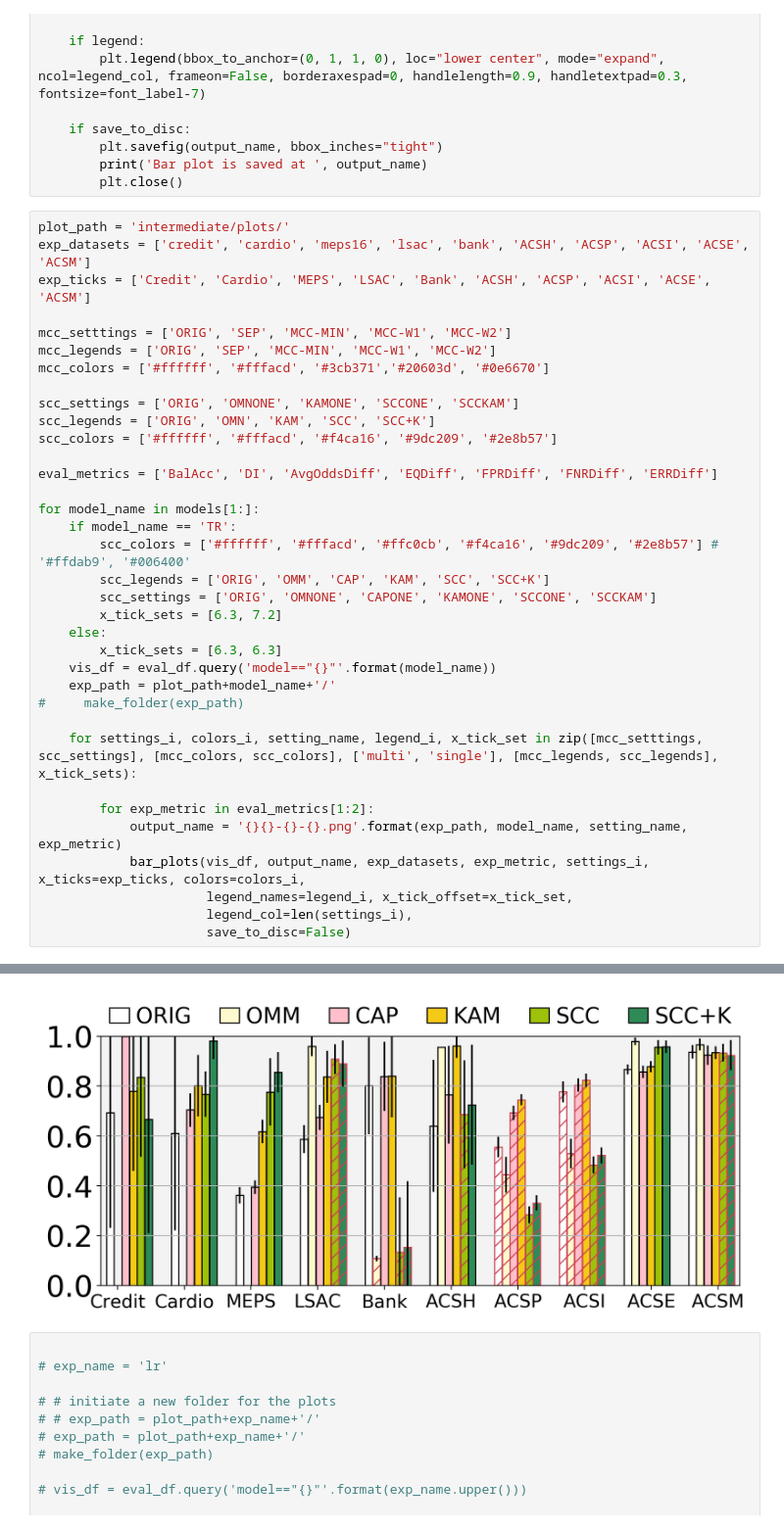
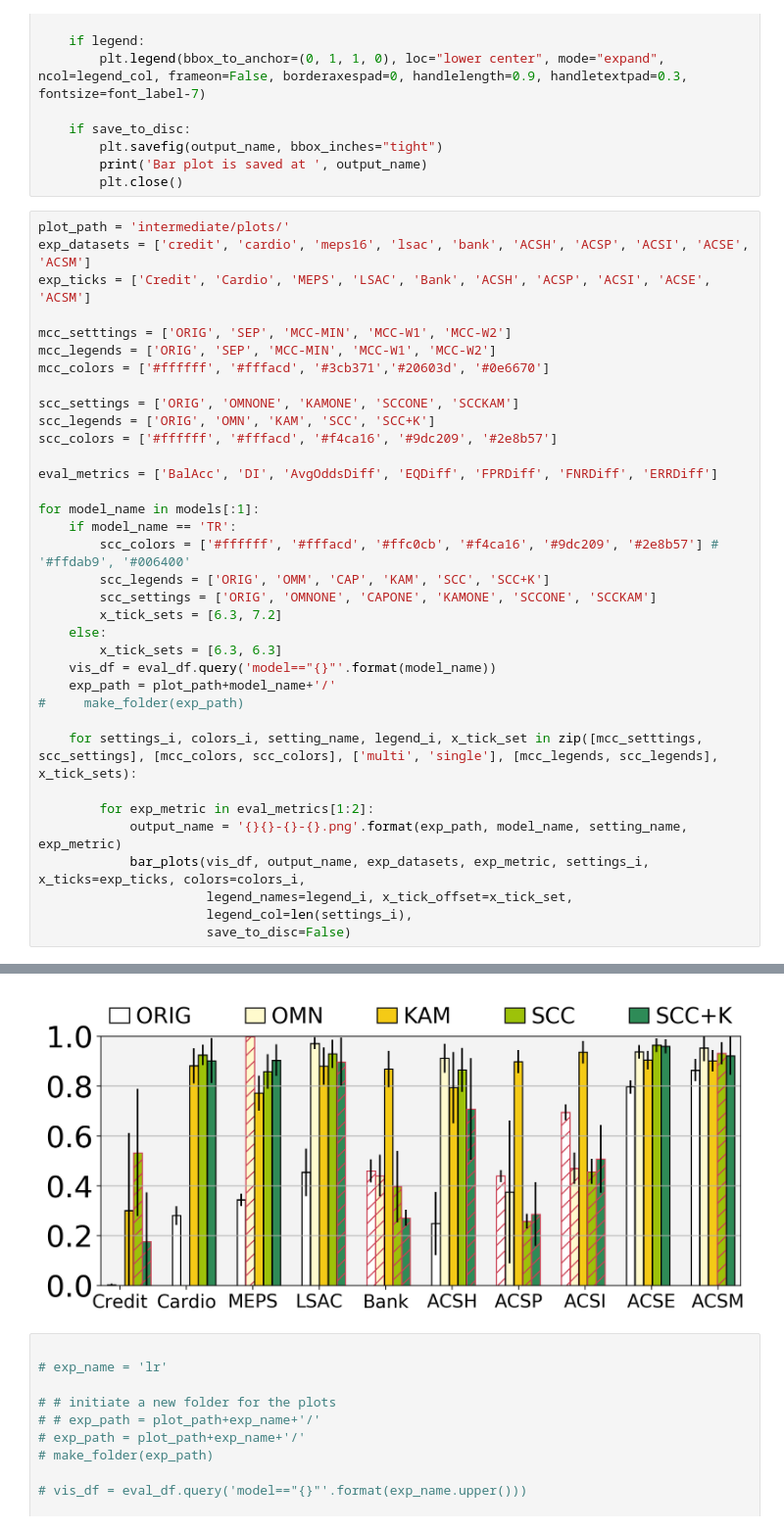
Before and after one commit to KeYang0923/NonInvasiveTool4FairML, a Jupyter notebook: Visualize_SingleCC_MultiCC.ipynb, the cells around one changed output, grey strips where cells are left out. Shown at 98% size. Saved outputs shown, nothing was run; the diff lists cells and outputs as text.

```diff
--- a/Visualize_SingleCC_MultiCC.ipynb
+++ b/Visualize_SingleCC_MultiCC.ipynb
@@ -284,7 +282,7 @@ scc_colors = ['#ffffff', '#fffacd', '#f4ca16', '#9dc209', '#2e8b57']
 
 eval_metrics = ['BalAcc', 'DI', 'AvgOddsDiff', 'EQDiff', 'FPRDiff', 'FNRDiff', 'ERRDiff']
 
-for model_name in models[1:]:
+for model_name in models[:1]:
     if model_name == 'TR':
         scc_colors = ['#ffffff', '#fffacd', '#ffc0cb', '#f4ca16', '#9dc209', '#2e8b57'] # '#ffdab9', '#006400'
         scc_legends = ['ORIG', 'OMM', 'CAP', 'KAM', 'SCC', 'SCC+K']
@@ -309,4 +307,4 @@ for model_name in models[1:]:
-[figure, old version]
+[figure, new version]
 # %%
 
 # exp_name = 'lr'
```
Also changed, not shown: parts of 2 cells of this notebook, 7 other files.
